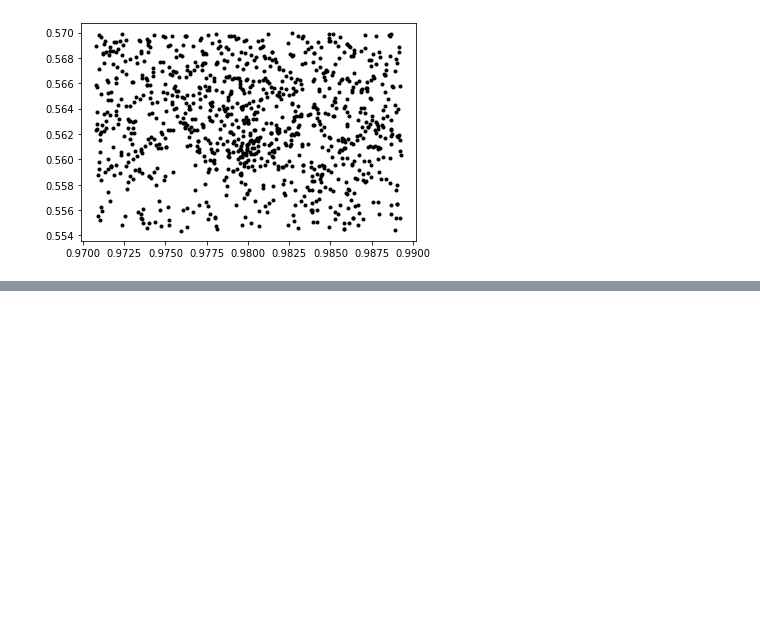
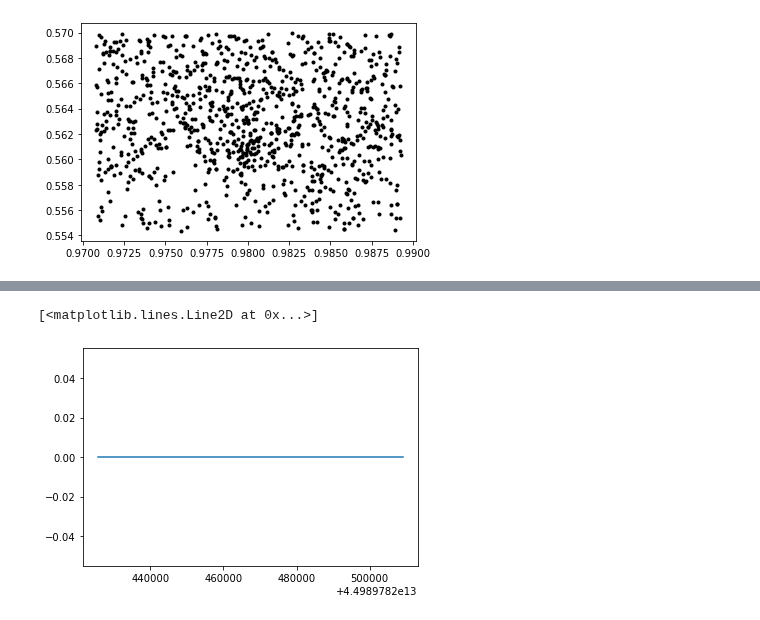
Before and after one commit to tomr-stargazer/Variability_Project_2020, a Jupyter notebook: wuvars/analysis/prototypes/Testing a Stack Overflow recommended answer re pandas, multiple fns and multiple columns.ipynb, the cells around one changed output, grey strips where cells are left out. Drawn from its saved outputs; the diff is of its cells as text; code cells hidden in the pictures; blank space fills up the shorter version.

```diff
--- a/wuvars/analysis/prototypes/Testing a Stack Overflow recommended answer re pandas, multiple fns and multiple columns.ipynb
+++ b/wuvars/analysis/prototypes/Testing a Stack Overflow recommended answer re pandas, multiple fns and multiple columns.ipynb
@@ -252,0 +363,5 @@ plt.plot(ds['mean']['RA'], ds['mean']['DEC'], 'k.')
+# %%
+plt.plot(df_multi_groupby_inclusive['count']['N_J'] - df_multi_groupby_inclusive['count']['N_K'])
+# %% [output]
+[<matplotlib.lines.Line2D at 0x...>]
+[figure, added]
```
Also changed, not shown: parts of 15 cells of this notebook, 2 other files.
